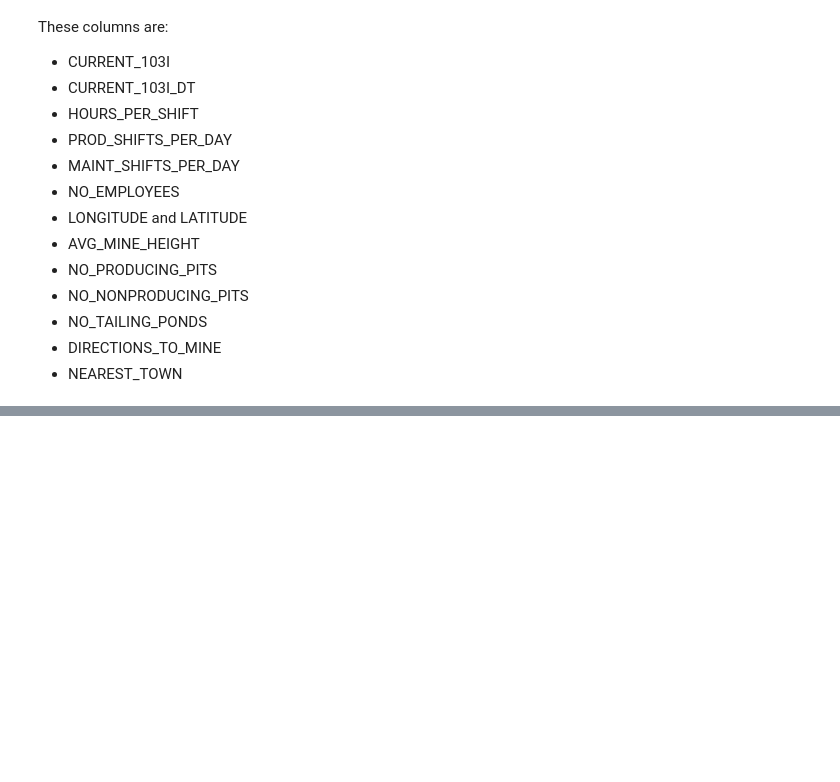
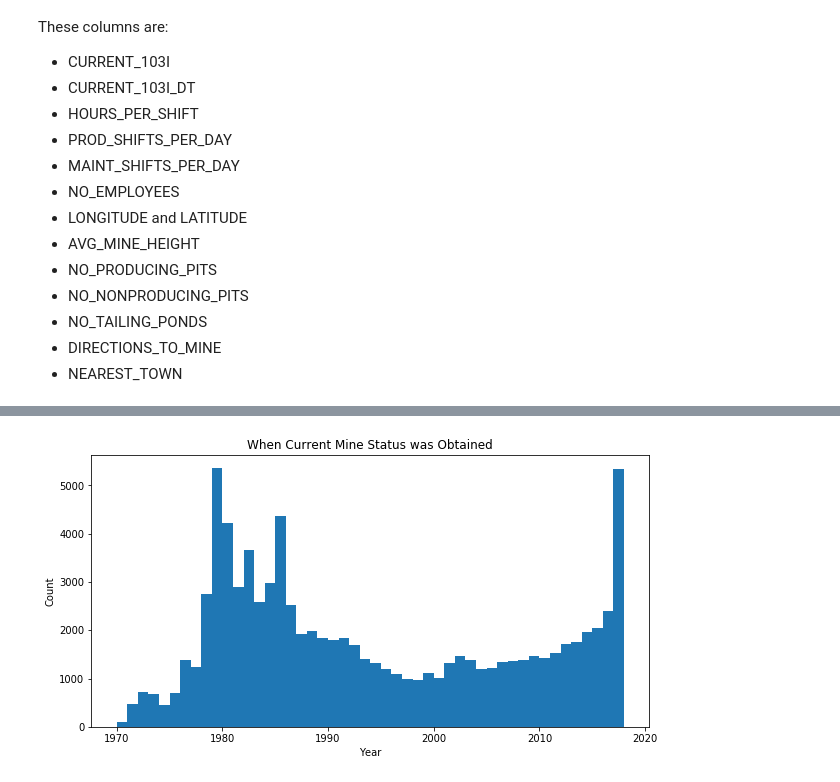
Before and after one commit to dvokinsark/us_mines, a Jupyter notebook: data_exploration.ipynb, the cells around one changed output, grey strips where cells are left out. Saved outputs shown, nothing was run; the diff lists cells and outputs as text; code cells hidden in the pictures; blank space fills up the shorter version.

```diff
--- a/data_exploration.ipynb
+++ b/data_exploration.ipynb
@@ -120,0 +141,17 @@ For the third question,  think the most interesting would be to see distribution
+# %%
+# convert string values to datetime
+mines.CURRENT_STATUS_DT = pd.to_datetime(mines.CURRENT_STATUS_DT)
+# %%
+# standard scaled histogram plot
+base_year = 1970
+year_interval = 1
+bin_edges = np.arange(base_year,
+                      mines.CURRENT_STATUS_DT.dt.year.max() + year_interval,
+                      year_interval)
+plt.figure(figsize=(10,5))
+plt.hist(x = mines.CURRENT_STATUS_DT.dt.year, bins = bin_edges)
+plt.xlabel('Year')
+plt.ylabel('Count')
+plt.title('When Current Mine Status was Obtained');
+# %% [output]
+[figure, added]
```
Also changed, not shown: parts of 15 cells of this notebook.
